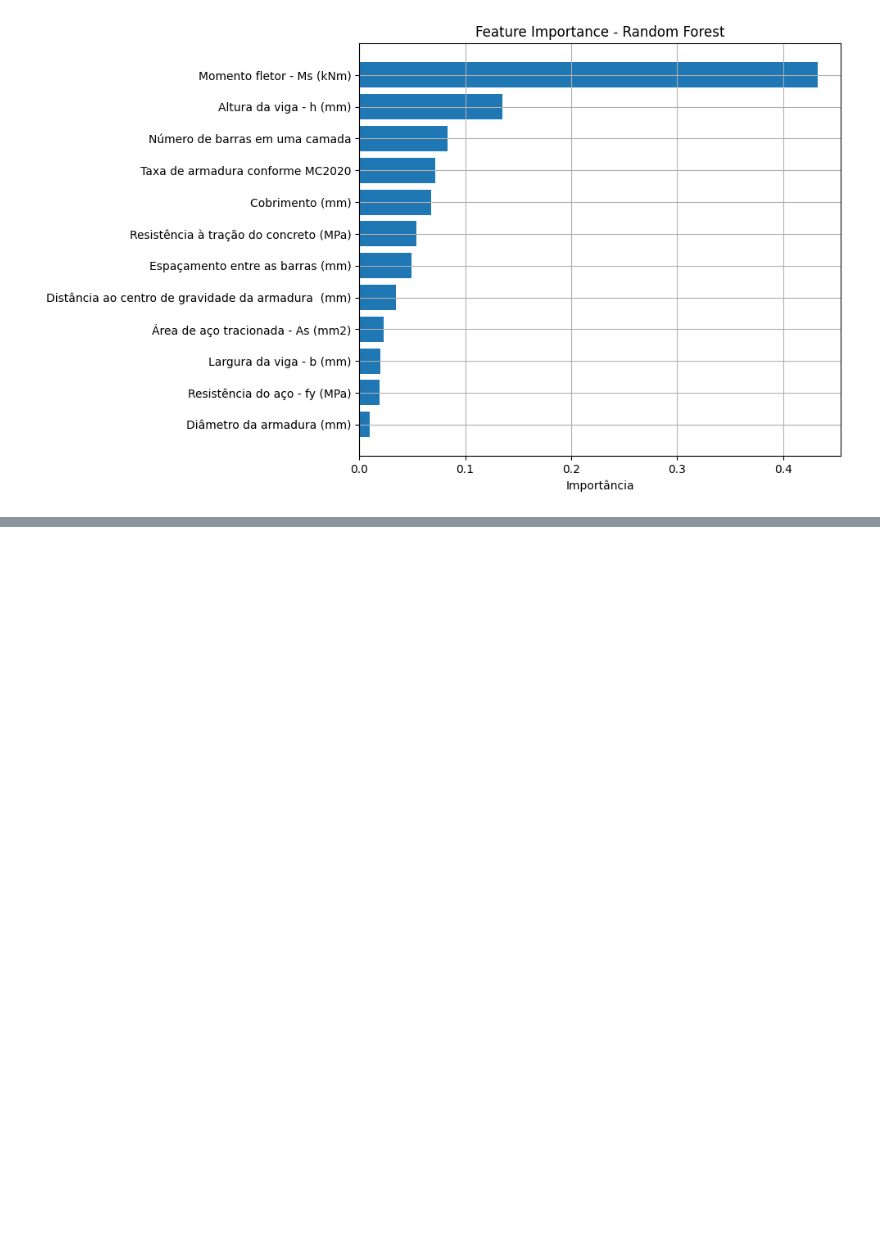
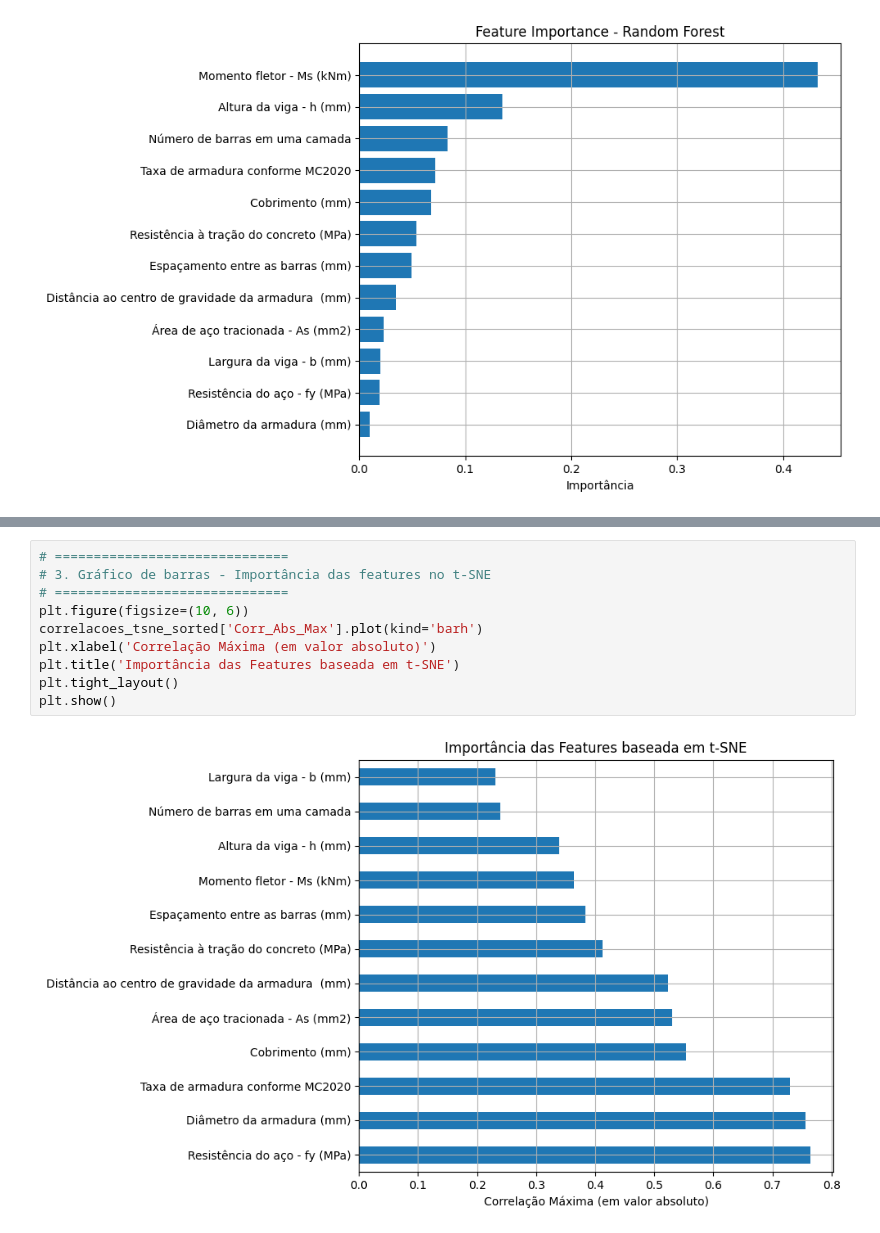
Before and after one commit to wmpjrufg/crack_prediction_symbolic_regression, a Jupyter notebook: pca_tsne.ipynb, the cells around one changed output, grey strips where cells are left out. Cells and saved outputs as stored; diff of their text form; blank space fills up the shorter version.

```diff
--- a/pca_tsne.ipynb
+++ b/pca_tsne.ipynb
@@ -316,0 +375,12 @@ plt.show()
+# %%
+# ==============================
+# 3. Gráfico de barras - Importância das features no t-SNE
+# ==============================
+plt.figure(figsize=(10, 6))
+correlacoes_tsne_sorted['Corr_Abs_Max'].plot(kind='barh')
+plt.xlabel('Correlação Máxima (em valor absoluto)')
+plt.title('Importância das Features baseada em t-SNE')
+plt.tight_layout()
+plt.show()
+# %% [output]
+[figure, added]
```
Also changed, not shown: parts of 6 cells of this notebook.
